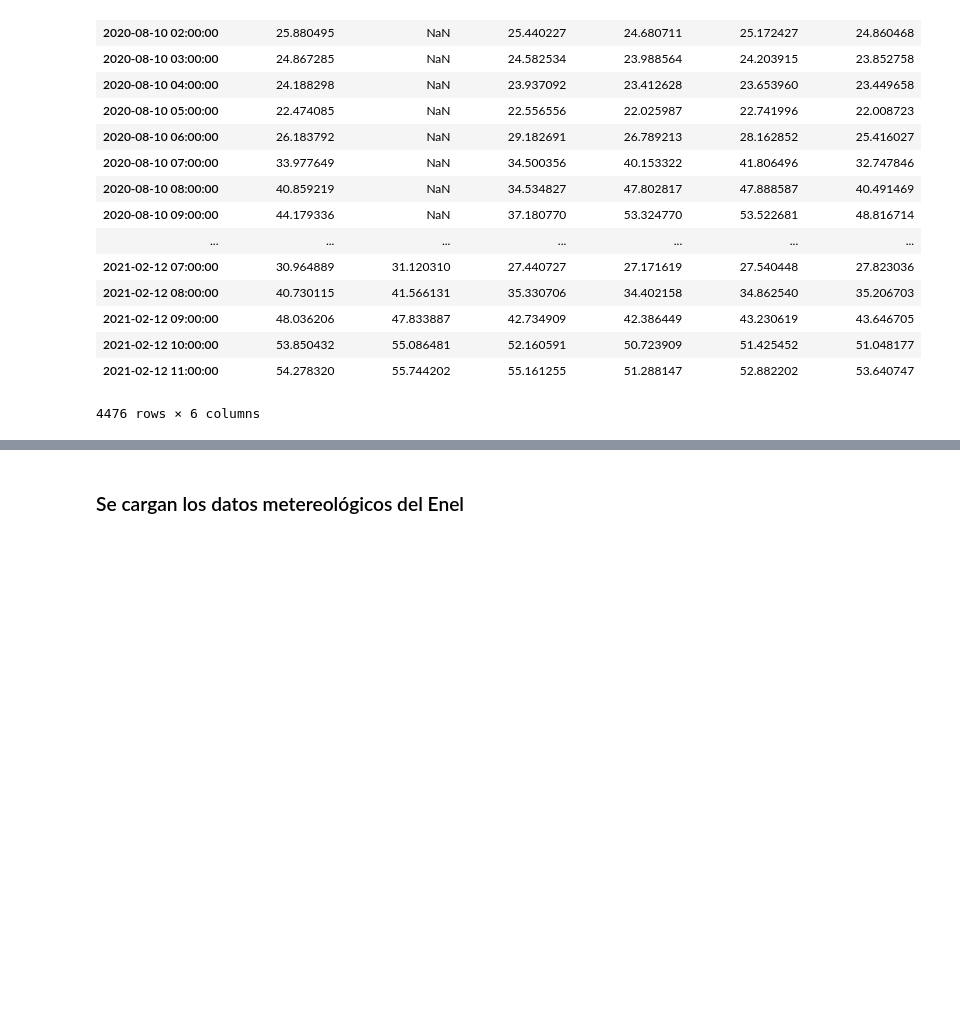
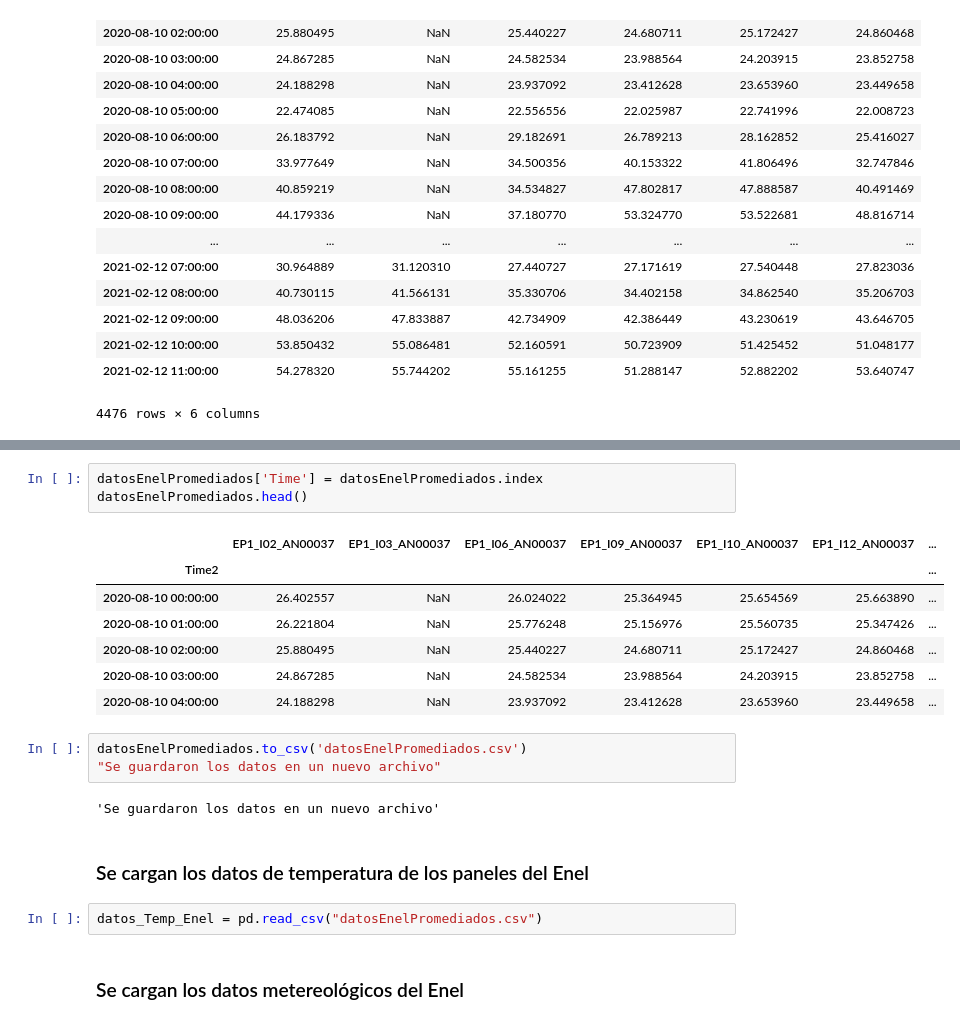
Before and after one commit to sofgutierrez6/ProyectoGrado, a Jupyter notebook: Proyecto_de_Grado.ipynb, the cells around one changed output, grey strips where cells are left out. Cells and saved outputs as stored; diff of their text form; blank space fills up the shorter version.

Commit message:
Archivo Temp Enel con fechas

```diff
--- a/Proyecto_de_Grado.ipynb
+++ b/Proyecto_de_Grado.ipynb
@@ -597,3 +610,23 @@ datosEnelPromediados.describe()
+# %%
+datosEnelPromediados['Time'] = datosEnelPromediados.index
+datosEnelPromediados.head()
+# %% [output]
+|  | EP1_I02_AN00037 | EP1_I03_AN00037 | EP1_I06_AN00037 | EP1_I09_AN00037 | EP1_I10_AN00037 | EP1_I12_AN00037 | ... |
+| Time2 |  |  |  |  |  |  | ... |
+| 2020-08-10 00:00:00 | 26.402557 | NaN | 26.024022 | 25.364945 | 25.654569 | 25.663890 | ... |
+| 2020-08-10 01:00:00 | 26.221804 | NaN | 25.776248 | 25.156976 | 25.560735 | 25.347426 | ... |
+| 2020-08-10 02:00:00 | 25.880495 | NaN | 25.440227 | 24.680711 | 25.172427 | 24.860468 | ... |
+| 2020-08-10 03:00:00 | 24.867285 | NaN | 24.582534 | 23.988564 | 24.203915 | 23.852758 | ... |
+| 2020-08-10 04:00:00 | 24.188298 | NaN | 23.937092 | 23.412628 | 23.653960 | 23.449658 | ... |
+# %%
+datosEnelPromediados.to_csv('datosEnelPromediados.csv')
+"Se guardaron los datos en un nuevo archivo"
+# %% [output]
+'Se guardaron los datos en un nuevo archivo'
+# %% [markdown]
+### Se cargan los datos de temperatura de los paneles del Enel
+# %%
+datos_Temp_Enel = pd.read_csv("datosEnelPromediados.csv")
 # %% [markdown]
 ### Se cargan los datos metereológicos del Enel
 # %%
```
Also changed, not shown: parts of 4 cells of this notebook, 1 other file.
